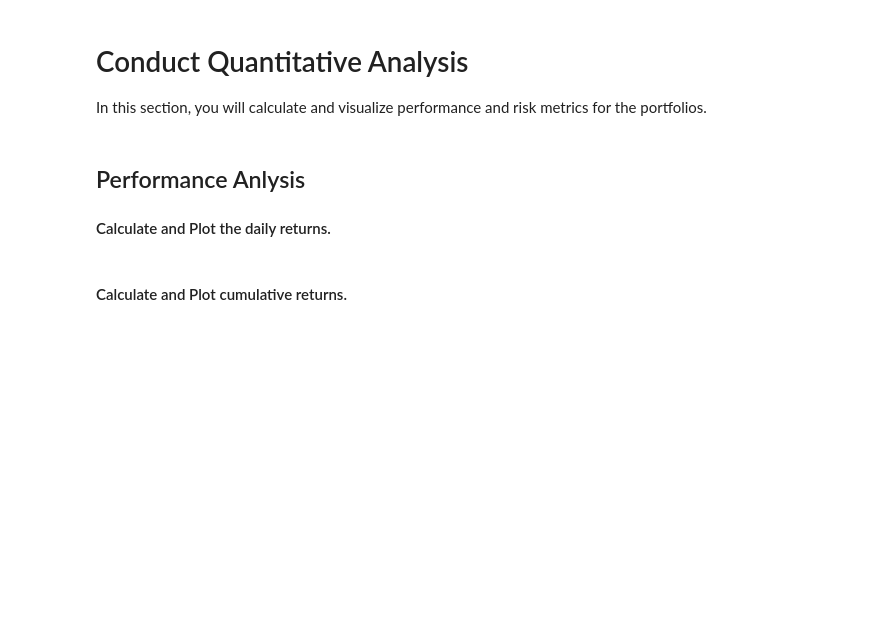
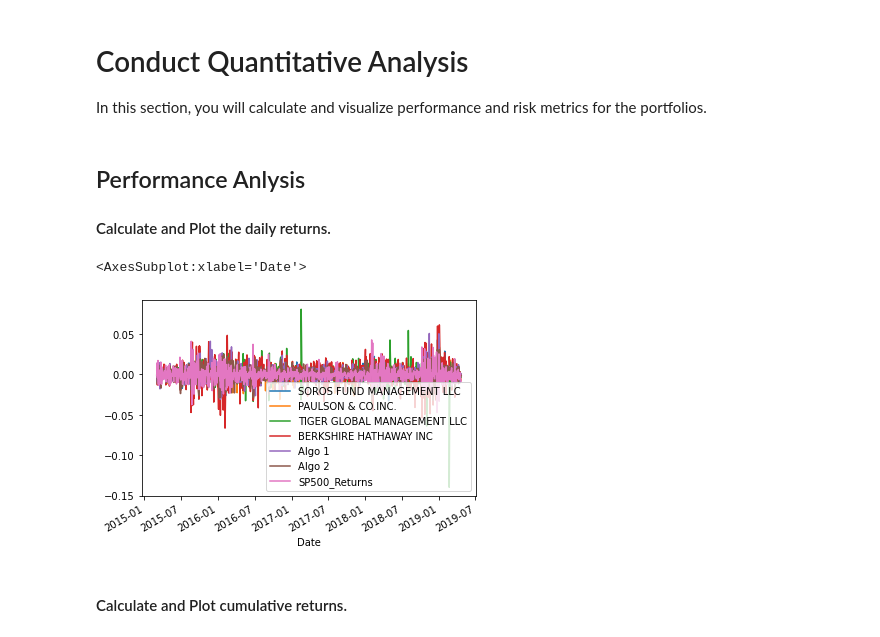
Before and after one commit to riwi77/MiamiHomework, a Jupyter notebook: 04-Pandas/Instructions/Starter_Code/whale_analysis.ipynb, the cells around one changed output. Cells and saved outputs as stored; diff of their text form; code cells hidden in the pictures; blank space fills up the shorter version.

```diff
--- a/04-Pandas/Instructions/Starter_Code/whale_analysis.ipynb
+++ b/04-Pandas/Instructions/Starter_Code/whale_analysis.ipynb
@@ -268,6 +252,11 @@ In this section, you will calculate and visualize performance and risk metrics f
 #### Calculate and Plot the daily returns.
 # %%
 # Plot daily returns of all portfolios
+
+combined_df.plot()
+# %% [output]
+<AxesSubplot:xlabel='Date'>
+[figure, added]
 # %% [markdown]
 #### Calculate and Plot cumulative returns.
 # %%
```
Also changed, not shown: parts of 53 cells of this notebook, 7 other files.
